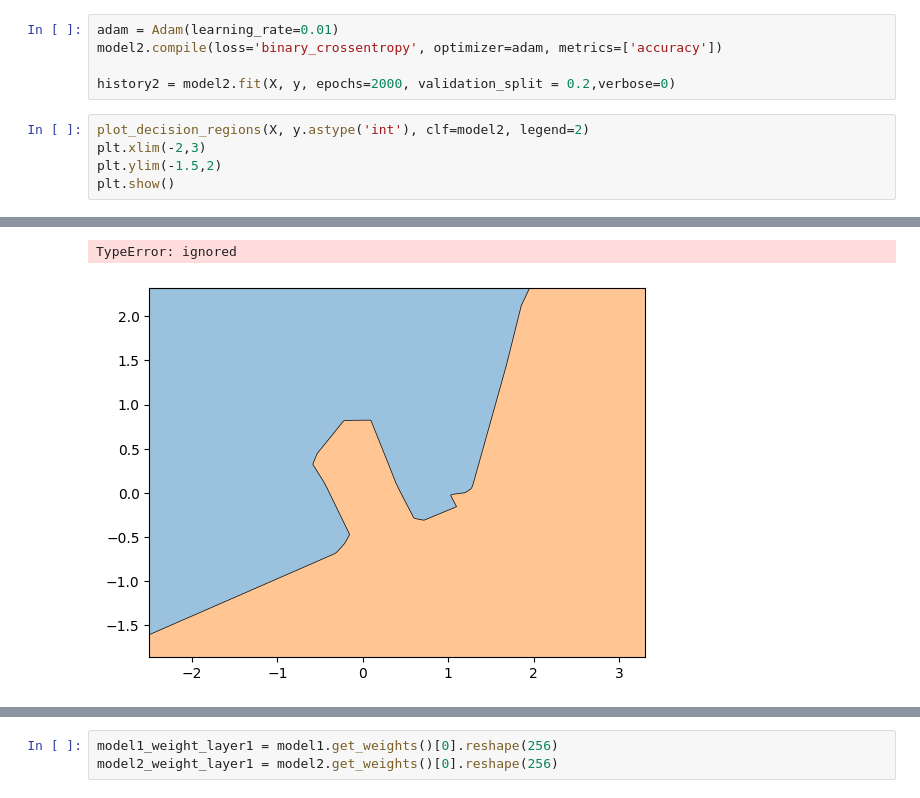
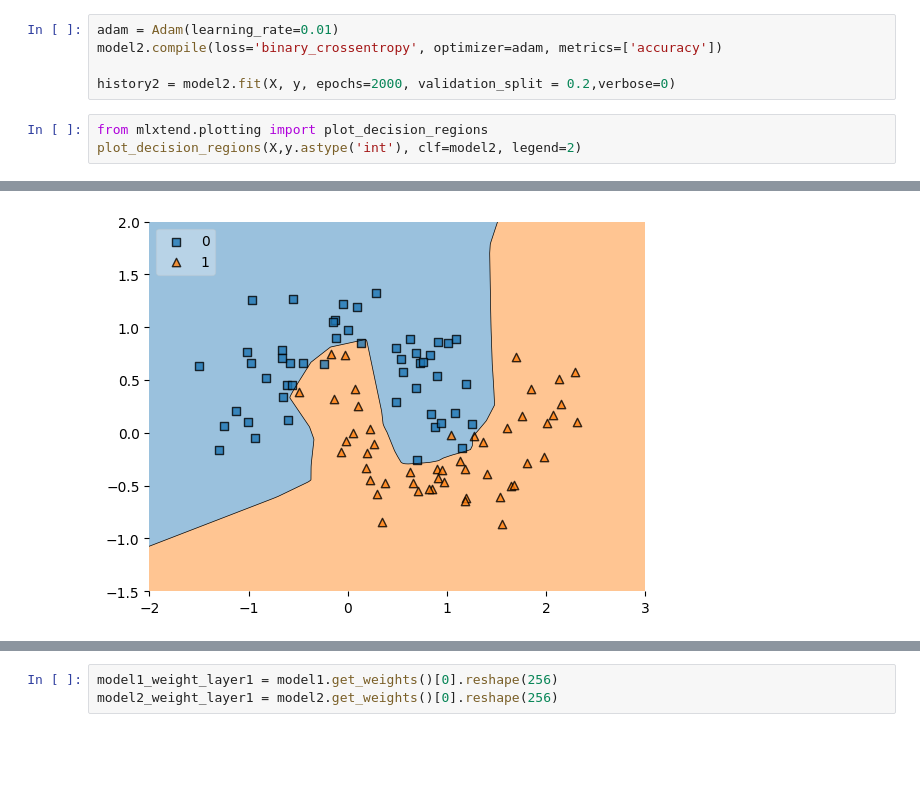
Before and after one commit to jitendra986/100-Days-of-Deep-Learning, a Jupyter notebook: regularization.ipynb, the cells around one changed output, grey strips where cells are left out. Cells and saved outputs as stored; diff of their text form; blank space fills up the shorter version.

```diff
--- a/regularization.ipynb
+++ b/regularization.ipynb
@@ -101,8 +94,6 @@ model2.compile(loss='binary_crossentropy', optimizer=adam, metrics=['accuracy'])
 
 history2 = model2.fit(X, y, epochs=2000, validation_split = 0.2,verbose=0)
 # %%
-plot_decision_regions(X, y.astype('int'), clf=model2, legend=2)
-plt.xlim(-2,3)
-plt.ylim(-1.5,2)
-plt.show()
+from mlxtend.plotting import plot_decision_regions
+plot_decision_regions(X,y.astype('int'), clf=model2, legend=2)
 # %% [output]
@@ -110,5 +101,4 @@ plt.show()
-TypeError: ignored
-[figure, old version]
+[figure, new version]
 # %%
 plt.plot(history2.history['loss'])
 plt.plot(history2.history['val_loss'])
```
Also changed, not shown: parts of 16 cells of this notebook.
